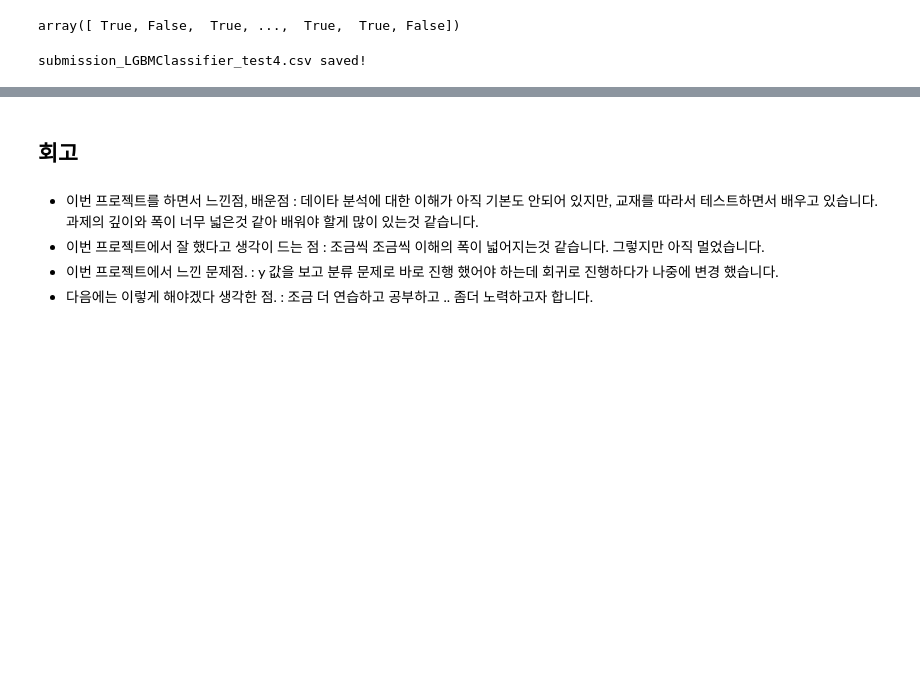
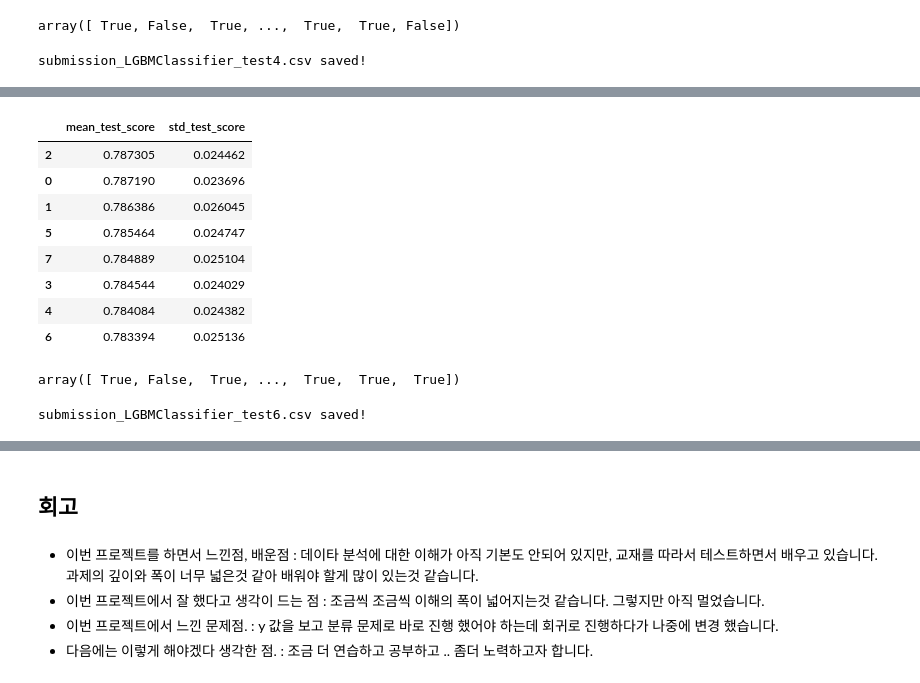
Before and after one commit to count-im/AIFFEL_quest_goodday, a Jupyter notebook: Main_Quest/Quest01/MainQuest1.ipynb, the cells around one changed output, grey strips where cells are left out. Drawn from its saved outputs; the diff is of its cells as text; code cells hidden in the pictures; blank space fills up the shorter version.

```diff
--- a/Main_Quest/Quest01/MainQuest1.ipynb
+++ b/Main_Quest/Quest01/MainQuest1.ipynb
@@ -1233,0 +1434,40 @@ submission_LGBMClassifier_test4.csv saved!
+# %%
+# Fold별 분산 확인 (과적합 체크)
+# std_test_score ↑ → 모델 불안정
+# mean 높고 std 낮은 게 진짜 좋은 모델
+
+results[['mean_test_score', 'std_test_score']] \
+    .sort_values('mean_test_score', ascending=False) \
+    .head(10)
+# %% [output]
+|  | mean_test_score | std_test_score |
+| 2 | 0.787305 | 0.024462 |
+| 0 | 0.787190 | 0.023696 |
+| 1 | 0.786386 | 0.026045 |
+| 5 | 0.785464 | 0.024747 |
+| 7 | 0.784889 | 0.025104 |
+| 3 | 0.784544 | 0.024029 |
+| 4 | 0.784084 | 0.024382 |
+| 6 | 0.783394 | 0.025136 |
+# %%
+# test data에 모델 적용
+
+best_model = grid_model_4.best_estimator_  # Best 파라미터로 학습된 모델 객체
+
+test_proba = best_model.predict_proba(test_1)[:, 1]
+test_pred = (test_proba > 0.5).astype(int)
+test_pred_bool = test_pred.astype(bool)
+test_pred_bool
+# %% [output]
+array([ True, False,  True, ...,  True,  True,  True])
+# %%
+# 파일로 제출
+
+submission_path = 'sample_submission.csv'
+submission = pd.read_csv(submission_path)
+submission['Transported'] = test_pred_bool
+submission_csv_path = 'submission_{}_{}.csv'.format("LGBMClassifier", "test6")
+submission.to_csv(submission_csv_path, index=False)
+print('{} saved!'.format(submission_csv_path))
+# %% [output]
+submission_LGBMClassifier_test6.csv saved!
```
Also changed, not shown: parts of 19 cells of this notebook.
